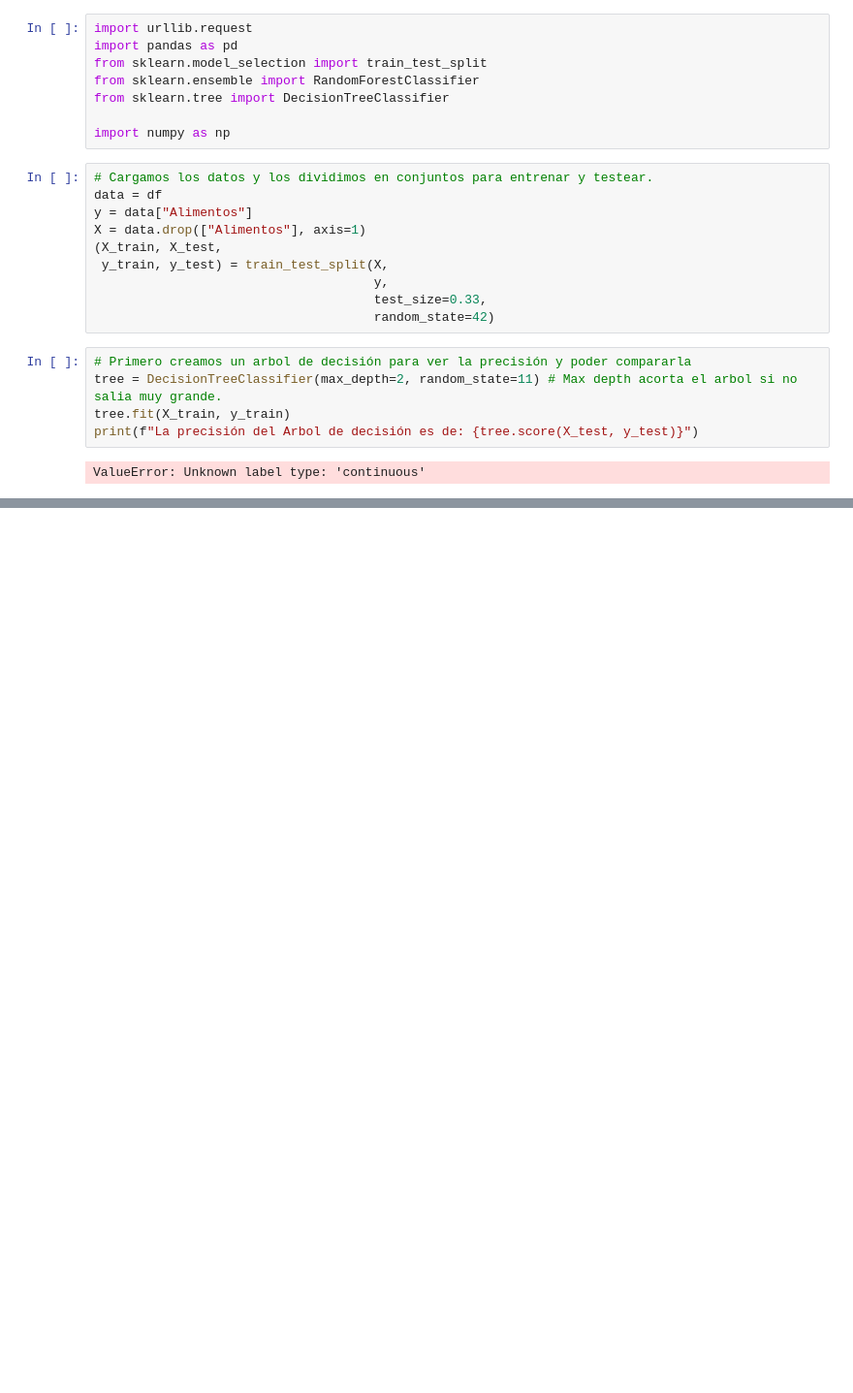
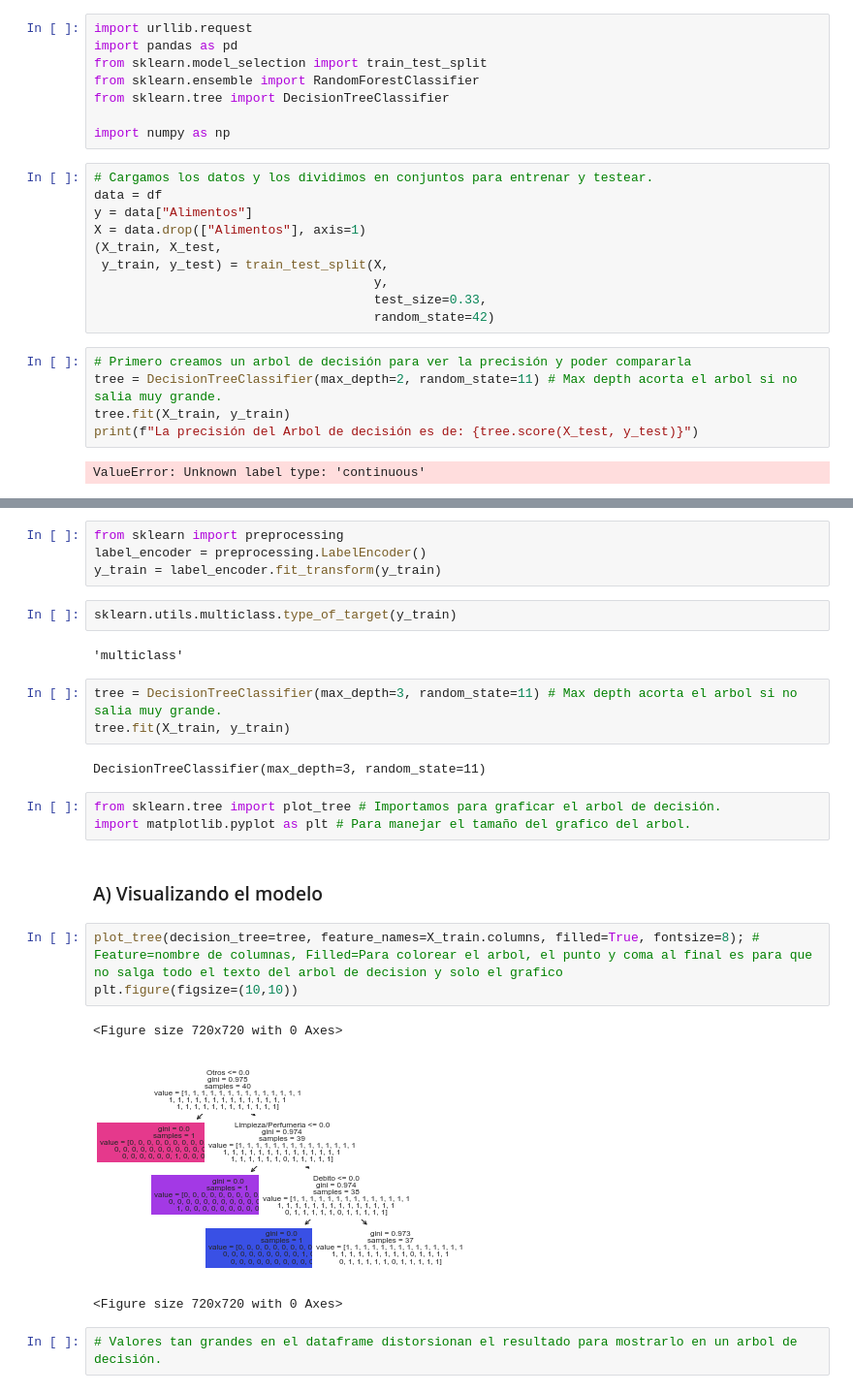
Before and after one commit to NestorDiazDataSC/Analisis-Ventas-en-Supermercados, a Jupyter notebook: Analisis Ventas Supermercados.ipynb, the cells around one changed output, grey strips where cells are left out. Shown at 97% size. Drawn from its saved outputs; the diff is of its cells as text; blank space fills up the shorter version.

```diff
--- a/Analisis Ventas Supermercados.ipynb
+++ b/Analisis Ventas Supermercados.ipynb
@@ -244,0 +250,27 @@ ValueError: Unknown label type: 'continuous'
+# %%
+from sklearn import preprocessing
+label_encoder = preprocessing.LabelEncoder()
+y_train = label_encoder.fit_transform(y_train)
+# %%
+sklearn.utils.multiclass.type_of_target(y_train)
+# %% [output]
+'multiclass'
+# %%
+tree = DecisionTreeClassifier(max_depth=3, random_state=11) # Max depth acorta el arbol si no salia muy grande.
+tree.fit(X_train, y_train)
+# %% [output]
+DecisionTreeClassifier(max_depth=3, random_state=11)
+# %%
+from sklearn.tree import plot_tree # Importamos para graficar el arbol de decisión.
+import matplotlib.pyplot as plt # Para manejar el tamaño del grafico del arbol.
+# %% [markdown]
+### A) Visualizando el modelo
+# %%
+plot_tree(decision_tree=tree, feature_names=X_train.columns, filled=True, fontsize=8); # Feature=nombre de columnas, Filled=Para colorear el arbol, el punto y coma al final es para que no salga todo el texto del arbol de decision y solo el grafico
+plt.figure(figsize=(10,10))
+# %% [output]
+<Figure size 720x720 with 0 Axes>
+[figure, added]
+<Figure size 720x720 with 0 Axes>
+# %%
+# Valores tan grandes en el dataframe distorsionan el resultado para mostrarlo en un arbol de decisión.
```
Also changed, not shown: parts of 1 cell of this notebook.
